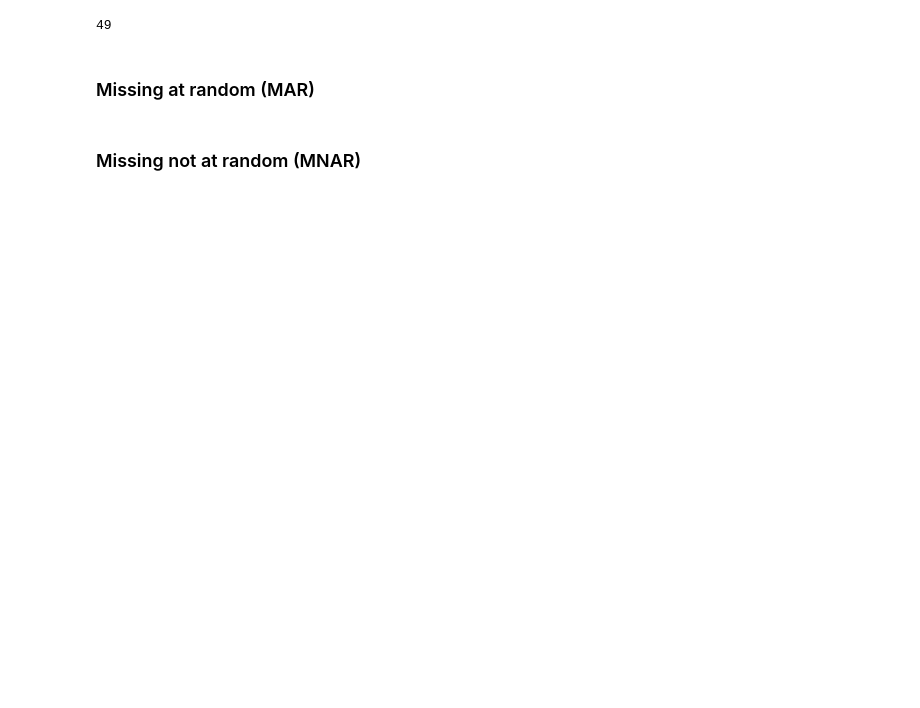
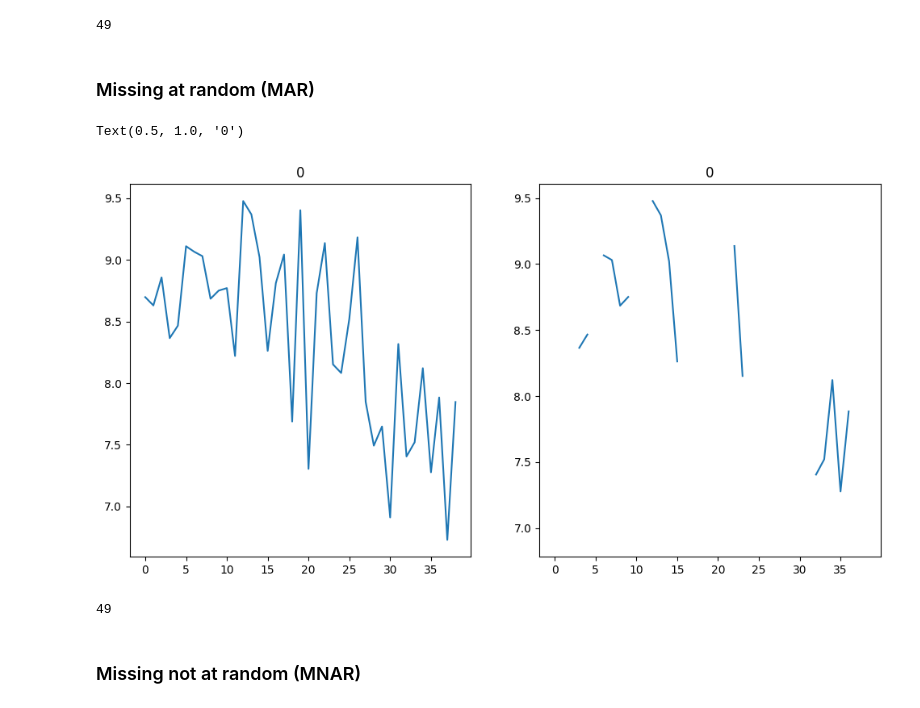
Before and after one commit to jp4147/trend-analysis, a Jupyter notebook: experiment.ipynb, the cells around one changed output. Drawn from its saved outputs; the diff is of its cells as text; code cells hidden in the pictures; blank space fills up the shorter version.

```diff
--- a/experiment.ipynb
+++ b/experiment.ipynb
@@ -157,3 +159,37 @@ max_len
 49
 # %% [markdown]
 ### Missing at random (MAR)
+# %%
+def introduce_mar(data, missing_rate = 0.3, age_threshold = 50):
+    np.random.seed(111)
+    for patid, values in data.items():
+        seq = values['seq']
+        age = values.get('age')
+
+        # calculate missing rate (assume to be 0.15 higher above age threshold)
+        adjusted_missing_rate = missing_rate if age < age_threshold else min(1, missing_rate + 0.15)
+
+        # create mask to introduce missing values
+        mask = np.random.rand(len(seq)) > adjusted_missing_rate
+        seq[~mask] = np.nan
+
+        data[patid]['seq'] = seq
+    return data
+# %%
+import pickle
+with open('datasets/noise0.6_beta0.1.pickle','rb') as handle:
+    trends_data = pickle.load(handle)
+
+data_miss = introduce_mar(copy.deepcopy(trends_data))
+
+# miss = 0.1
+i = 70
+fig, axes = plt.subplots(1, 2, figsize=(12, 6))
+axes[0].plot(trends_data[i]['seq'])
+axes[0].set_title(trends_data[i]['label'])
+
+axes[1].plot(data_miss[i]['seq'])
+axes[1].set_title(data_miss[i]['label'])
+# %% [output]
+Text(0.5, 1.0, '0')
+[figure, added]
@@ -160,2 +203,10 @@ max_len
+# %%
+max_len = 0
+for i, d in data_miss.items():
+    if max_len<len(d['seq']):
+        max_len = len(d['seq'])
+max_len
+# %% [output]
+49
 # %% [markdown]
 ### Missing not at random (MNAR)
```
Also changed, not shown: parts of 19 cells of this notebook, 28 other files.
